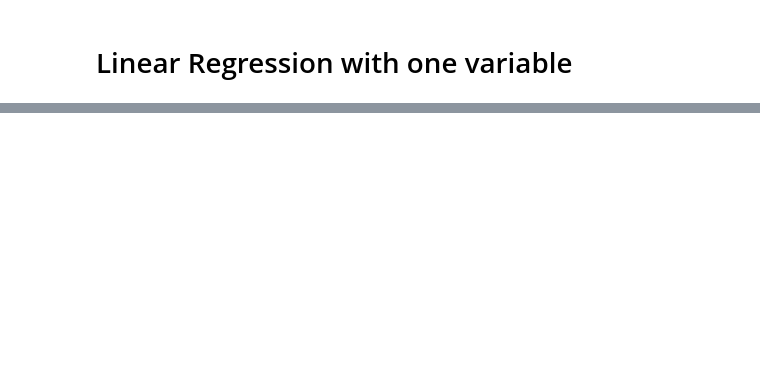
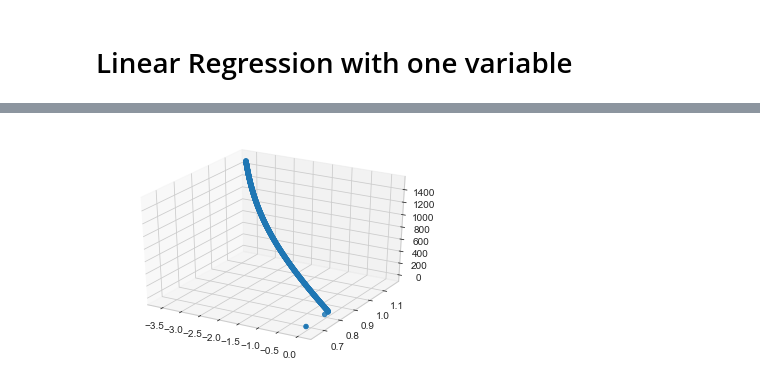
Before and after one commit to reandov/simple-linear-regression, a Jupyter notebook: simple-linear-regression.ipynb, the cells around one changed output, grey strips where cells are left out. Cells and saved outputs as stored; diff of their text form; code cells hidden in the pictures; blank space fills up the shorter version.

```diff
--- a/simple-linear-regression.ipynb
+++ b/simple-linear-regression.ipynb
@@ -52,0 +72,6 @@ array([[0.05839135],
+# %%
+fig = plt.figure()
+ax = plt.axes(projection='3d')
+ax.scatter3D(theta_values[:, 0], theta_values[:, 1], range(iterations), cmap='Greens');
+# %% [output]
+[figure, added]
```
Also changed, not shown: parts of 21 cells of this notebook.
